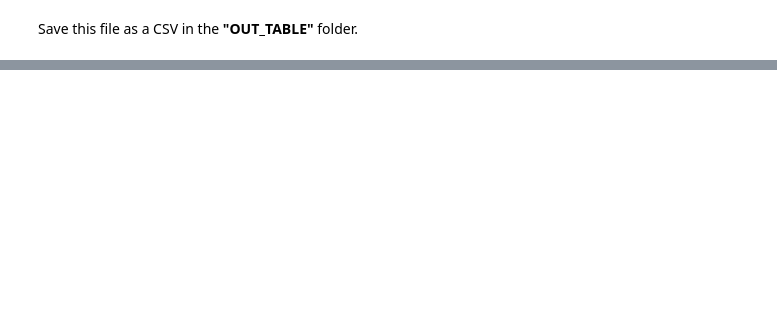
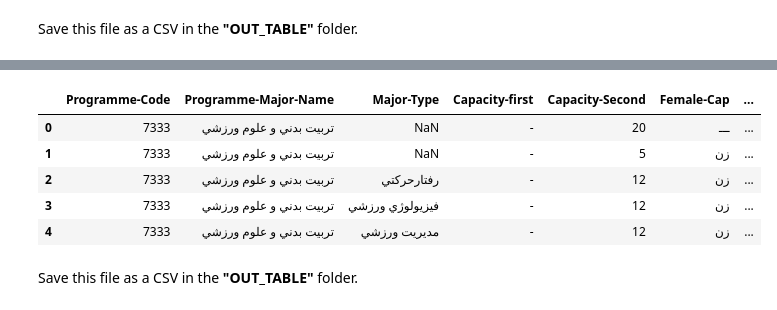
Before and after one commit to Mahan-Rezaeiii/Digitization-Document, a Jupyter notebook: 1.CODE/2.main.ipynb, the cells around one changed output, grey strips where cells are left out. Drawn from its saved outputs; the diff is of its cells as text; code cells hidden in the pictures; blank space fills up the shorter version.

Commit message:
Complete PDF 7 (Nimeh-Hozouri)

```diff
--- a/1.CODE/2.main.ipynb
+++ b/1.CODE/2.main.ipynb
@@ -29,7 +29,7 @@ keywords = ["دانشگاه", "آموزشكده", "دانشكده", "مجتمع"
 
 uni_headers = {}
 
-for page in range(1,23):
+for page in range(22,23):
     content = tabula.read_pdf(pdf1, lattice = False, guess = False,
                                   pandas_options = {'header': None}, pages = str(page))[0]
 
@@ -157,15 +155,19 @@ uni_headers[:5]
 # %%
-pdf3 = "3-Tarbiat_Moalem.pdf"
+os.chdir("../3.OUT_PDF")
+pdf3 = "3-Farhangian.pdf"
 
 keywords = ["مخصوص", "ادامه"]
 
 uni_headers = {}
 
-for page in range(1,4):
+for page in range(1, 4):
     content = tabula.read_pdf(pdf3, lattice = False, guess = False,
                                   pandas_options = {'header': None}, pages = str(page))[0]
 
     for idx, col in content.iterrows():
+
+        if page == 3 and idx >= 55:
+            break
 
         if any(str(cell).startswith(tuple(keywords)) for cell in col):
             # print( "page:", page, "index:", idx, "university name:", col[0])
@@ -243,0 +264,56 @@ df4.to_csv("4.Kardani-Farhangian.csv", index = False, encoding = "utf-8-sig")
+# %%
+os.chdir("../3.OUT_PDF")
+pdf7 = "7-Nimeh_Hozouri.pdf"
+
+nimeh_hozouri_list = []
+
+for page in range(1, 3):
+    content = tabula.read_pdf(pdf7, lattice = False,
+                               guess = False, columns = [204, 233, 261, 289, 317, 389, 530],
+                              pandas_options = {'header': None}, pages = str(page))[0]
+    if page == 1:
+
+        for idx, col in content.iterrows():
+
+            if str(col[6]) == "تربيت بدني و علوم ورزشي":
+                row_list = list(col.values)
+                row_list.reverse()
+                row_list[0] = 7333
+                if pd.isna(row_list[7]):
+                    row_list[7] = "دانشگاه بوعلي سينا همدان ـ محل تحصيل دانشكده نهاوند-فاقد خوابگاه"
+                if row_list[7] == "دانشگاه جهرم":
+                    row_list[2] = "فيزيولــــوژي ورزشــــي, مديريت ورزشي"
+                # print(row_list)
+                nimeh_hozouri_list.append(row_list)
+
+    else:
+        for idx, col in content.iterrows():
+
+            if str(col[7]).isdigit():
+                row_list = list(col.values)
+                row_list.reverse()
+                if row_list[0] == "7363" or row_list[0] == "7364" or row_list[0] == "7365":
+                    row_list[7] = "دانشگاه اروميه"
+                if row_list[0] == "7366":
+                    row_list[7] = "دانشگاه علامه طباطبايي - تهران"
+                if row_list[0] == "7367":
+                    row_list[7] = "دانشگاه كردستان - سنندج"
+                if row_list[0] == "7368":
+                    row_list[7] = "موسسه اموزشي وپژوهشي امام خميني)ره(- قم"
+                # print(row_list)
+                nimeh_hozouri_list.append(row_list)
+
+
+df7 = pd.DataFrame(nimeh_hozouri_list,
+                   columns = ["Programme-Code", "Programme-Major-Name", "Major-Type",
+                               "Capacity-first", "Capacity-Second", "Female-Cap", "Male-Cap", "University Location"])
+df7.head(5)
+# %% [output]
+|  | Programme-Code | Programme-Major-Name | Major-Type | Capacity-first | Capacity-Second | Female-Cap | ... |
+| 0 | 7333 | تربيت بدني و علوم ورزشي | NaN | - | 20 | ـــ | ... |
+| 1 | 7333 | تربيت بدني و علوم ورزشي | NaN | - | 5 | زن | ... |
+| 2 | 7333 | تربيت بدني و علوم ورزشي | رفتارحركتي | - | 12 | زن | ... |
+| 3 | 7333 | تربيت بدني و علوم ورزشي | فيزيولوژي ورزشي | - | 12 | زن | ... |
+| 4 | 7333 | تربيت بدني و علوم ورزشي | مديريت ورزشي | - | 12 | زن | ... |
+# %% [markdown]
+Save this file as a CSV in the **"OUT_TABLE"** folder.
```
Also changed, not shown: parts of 9 cells of this notebook.
